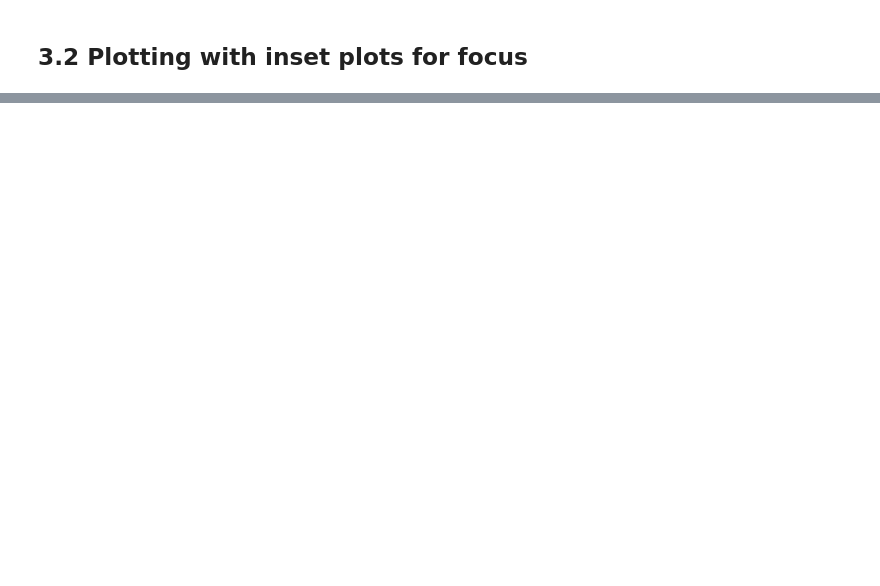
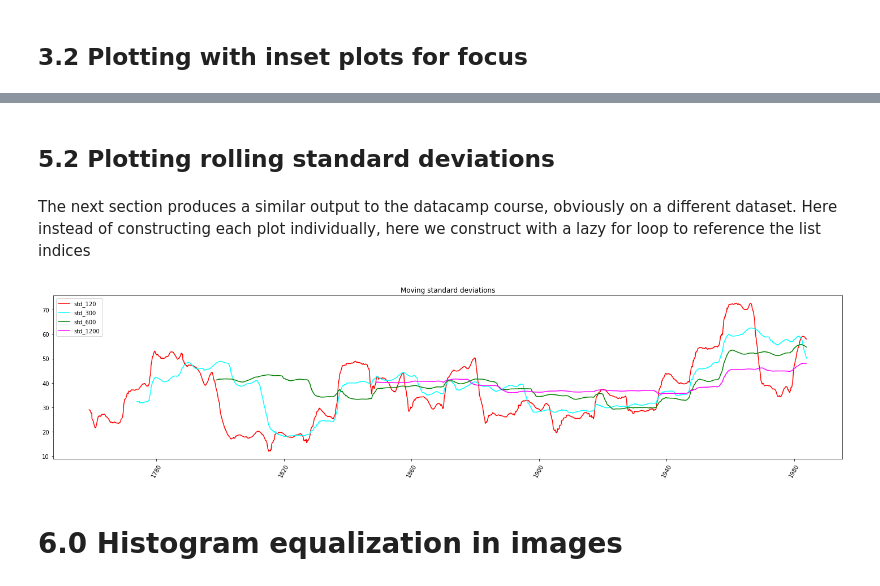
Before and after one commit to Anvilkeagan/Datacamp, a Jupyter notebook: Datacamp/Introduction to Data Visualization with Python/4 Analyzing time series and images.ipynb, the cells around one changed output, grey strips where cells are left out. Cells and saved outputs as stored; diff of their text form; code cells hidden in the pictures; blank space fills up the shorter version.

```diff
--- a/Datacamp/Introduction to Data Visualization with Python/4 Analyzing time series and images.ipynb
+++ b/Datacamp/Introduction to Data Visualization with Python/4 Analyzing time series and images.ipynb
@@ -117,0 +153,5 @@ plt.show()
+# %%
+sunspot['Month']=sunspot['Month'].apply(lambda x: datetime.strptime(x,'%Y-%m'))
+
+#Renaming columns to something more usable
+sunspot.rename(columns={'Zuerich monthly sunspot numbers 1749-1983':'Sunspots'}, inplace=True)
@@ -117,0 +229,17 @@ plt.show()
+# %%
+#define example windows. Number represents the number of observations
+windows=[120,300,600,1200]
+
+#Create new dataframe to append rolling means to
+sunspot_std=pd.DataFrame(sunspot['Sunspots'])
+
+#create list of new columns used to create plots below
+sunspot_std_col=[]
+
+#loop through all windows: Create series and append to above dataframe
+for window in windows:
+    sunspot_std['std_'+str(window)]=sunspot_std['Sunspots'].rolling(window).std()
+    sunspot_std_col.append('std_'+str(window))
+
+#Inspect
+sunspot_std.tail(3)
@@ -117,0 +252,25 @@ plt.show()
+# %% [markdown]
+## 5.2 Plotting rolling standard deviations
+# %% [markdown]
+The next section produces a similar output to the datacamp course, obviously on a different dataset. Here instead of constructing each plot individually, here we construct with a lazy for loop to reference the list indices
+# %%
+#list of subplot positions
+stds=[1,2,3,4]
+
+#Colors we want each series to be in
+colors=['red','cyan','green','magenta']
+
+#loop through each subplot and using indexing to populate parameters
+for std in stds:
+    col=sunspot_std_col[std-1]
+    color=colors[std-1]
+    plt.plot(sunspot_std[col], color)
+    plt.xticks(rotation=60)
+plt.title('Moving standard deviations')
+plt.legend(loc='upper left')
+plt.tight_layout()
+plt.show()
+# %% [output]
+[figure, added]
+# %% [markdown]
+# 6.0 Histogram equalization in images
```
Also changed, not shown: parts of 38 cells of this notebook, 4 other files.
